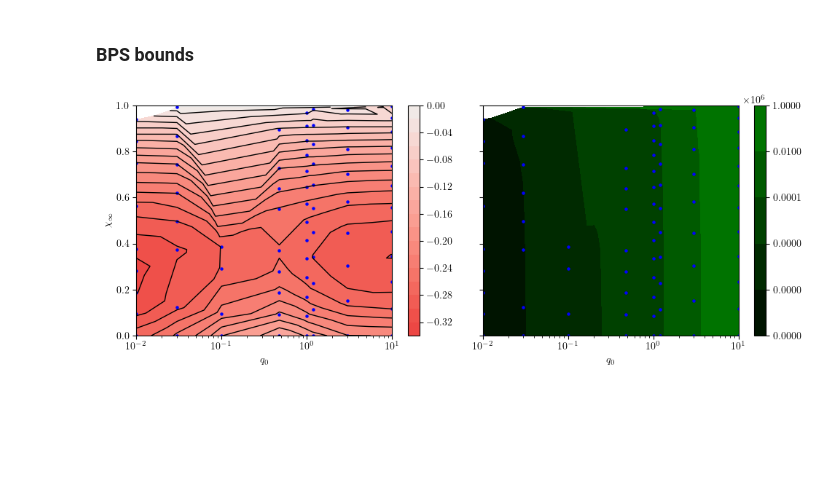
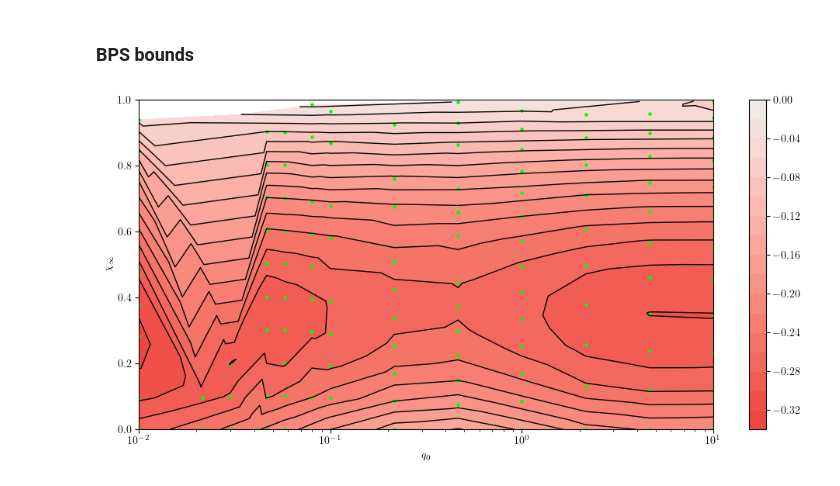
Before and after one commit to gloges/typeII-wormholes, a Jupyter notebook: wormholes.ipynb, the cells around one changed output. Saved outputs shown, nothing was run; the diff lists cells and outputs as text; code cells hidden in the pictures; blank space fills up the shorter version.

```diff
--- a/wormholes.ipynb
+++ b/wormholes.ipynb
@@ -290,9 +290,8 @@ q0 = 1
 rmax = 10
 χ1 = 0.1
 
-soln = wh.wormhole_T11(q0, χ1, rmax)
+soln, val_final = wh.wormhole_T11(q0, χ1, rmax, display='quiet')
 r, f, u, ud, v, vd, φ, φd, χ, χd, h, flux2 = soln
-
 
 
 fig, axes = plt.subplots(2, 5, figsize=(13, 5), sharex='row')
@@ -345,11 +345,12 @@ First collect data:
 # %%
 data = np.empty([9, 0])
 # %%
-q0_list = np.geomspace(0.03, 3, 6)
+# q0_list = np.geomspace(0.01, 10, 10)
+q0_list = np.geomspace(0.03, 0.08, 4)
 
 for q0 in q0_list:
 
-    δχ1 = 0.1/max(q0, 2)
+    δχ1 = 0.08/max(q0, 2)
     done = False
     χ1 = 0
 
@@ -506,30 +509,26 @@ bps2 = 4*(φ4s + χ4s)/flux2s + (1 - χinfs)
 # %%
 max1 = max(abs(bps1))
 
 # Perform triangulation on log data
 tri = Triangulation(np.log(q0s), χinfs)
 tri.x = np.exp(tri.x)
 
 
-fig, axes = plt.subplots(1, 2, figsize=(10,4), sharex=True, sharey=True)
+fig, ax = plt.subplots(1, 1, figsize=(10,5))
 
-im = axes[0].tricontourf(tri, bps1, levels=15, cmap=cc.cm['CET_D3_r'], vmin=-max1, vmax=max1)
-axes[0].tricontour(tri, bps1, levels=15, colors='k', linewidths=1, linestyles='solid', vmin=-max1, vmax=max1)
-plt.colorbar(im, ax=axes[0])
-axes[0].scatter(q0s, χinfs, color='b', s=5)
+im = plt.tricontourf(tri, bps1, levels=15, cmap=cc.cm['CET_D3_r'], vmin=-max1, vmax=max1)
+plt.tricontour(tri, bps1, levels=15, colors='k', linewidths=1, linestyles='solid', vmin=-max1, vmax=max1)
+plt.colorbar(im)
+plt.scatter(q0s, χinfs, color='lime', s=5)
 
-im = axes[1].tricontourf(tri, flux2s, levels=15, cmap=cc.cm['CET_L14'], norm=colors.LogNorm())
-plt.colorbar(im, ax=axes[1])
-axes[1].scatter(q0s, χinfs, color='b', s=5)
 
 plt.xscale('log')
-axes[0].set_xlabel('$q_0$')
-axes[1].set_xlabel('$q_0$')
+plt.xlabel('$q_0$')
 
-axes[0].set_ylabel('$\chi_\infty$')
+plt.ylabel('$\chi_\infty$')
 plt.ylim(0, 1)
 
 plt.tight_layout()
 plt.show()
 # %% [output]
-[figure, old version]
+[figure, new version]
```
Also changed, not shown: parts of 7 cells of this notebook, 1 other file.
